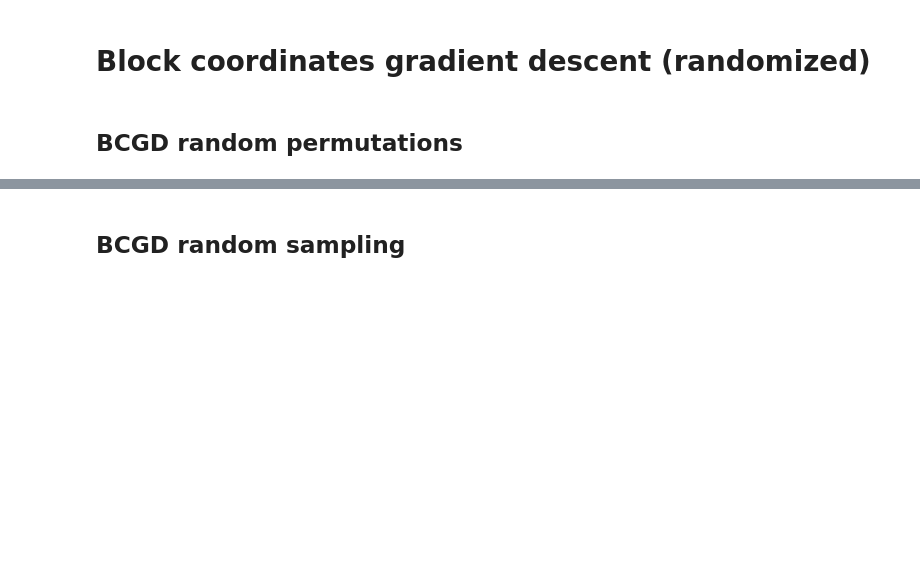
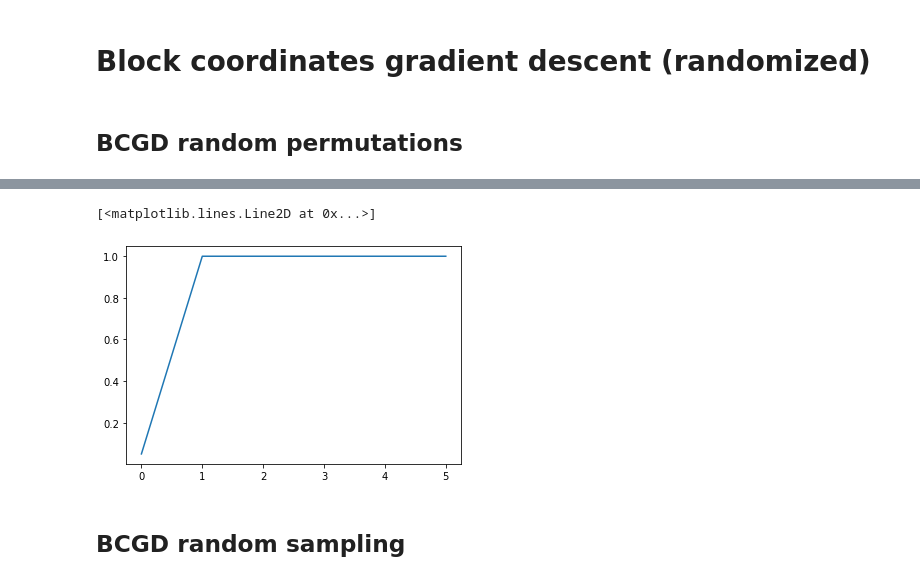
Before and after one commit to PashaIanko/Semi-Supervised-Labelling, a Jupyter notebook: main_notebook.ipynb, the cells around one changed output, grey strips where cells are left out. Drawn from its saved outputs; the diff is of its cells as text; code cells hidden in the pictures; blank space fills up the shorter version.

```diff
--- a/main_notebook.ipynb
+++ b/main_notebook.ipynb
@@ -241,3 +252,8 @@ plt.grid()
+# %%
+plt.plot(random_solver.accuracies)
+# %% [output]
+[<matplotlib.lines.Line2D at 0x...>]
+[figure, added]
 # %% [markdown]
 ## BCGD random sampling
 # %%
```
Also changed, not shown: parts of 16 cells of this notebook, 4 other files.
